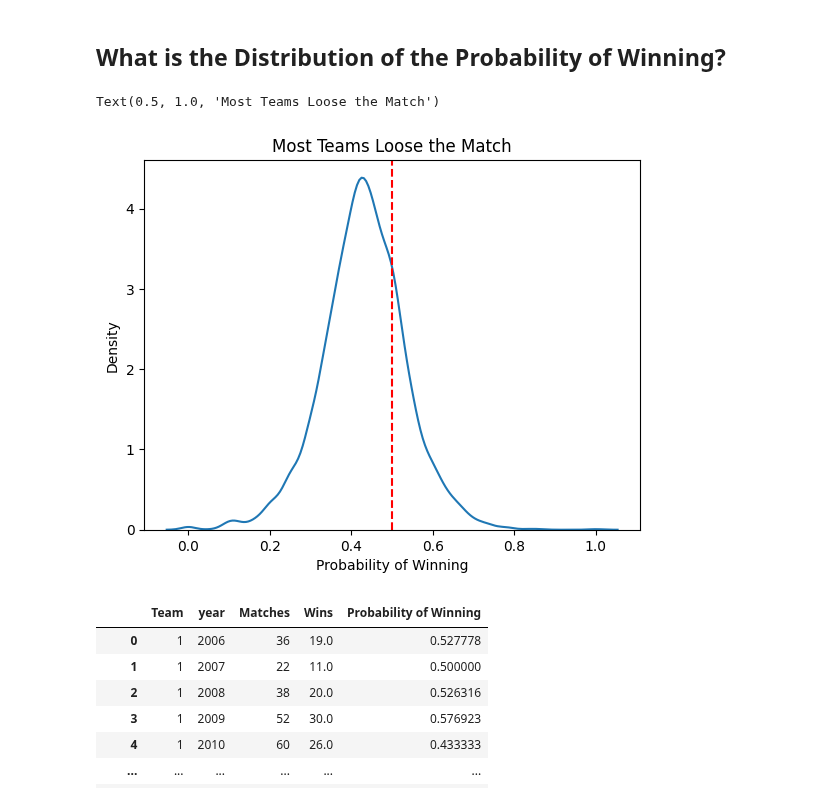
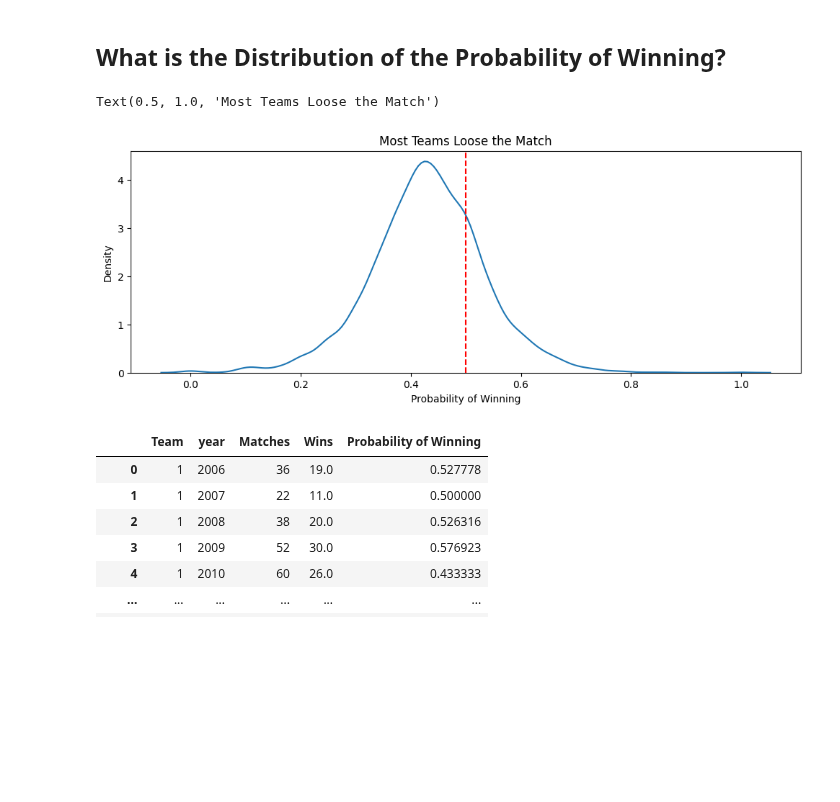
Before and after one commit to FairportRobotics/game-intelligence, a Jupyter notebook: exploratory-data-analysis.ipynb, the cells around one changed output. Drawn from its saved outputs; the diff is of its cells as text; code cells hidden in the pictures; blank space fills up the shorter version.

```diff
--- a/exploratory-data-analysis.ipynb
+++ b/exploratory-data-analysis.ipynb
@@ -144,23 +156,24 @@ for color in ["Red", "Blue"]:
 # %%
 # Get the count of matches won by a team
 wins = match_df[match_df.Alliance == match_df.Winner].groupby('Team').size().reset_index(name='Wins')
 # Get the total number of matches by team and join the wins
 wins = pd.merge(match_df.groupby('Team').size().reset_index(name='Matches'), wins, on='Team', how='left').fillna(0)
 # Get the probability of winning a match
 wins['Probability of Winning'] = wins['Wins'] / wins['Matches']
 # Drop out
 wins = wins[wins["Team"] < 9000]
 # Select the column we want to display
 viz_data = wins['Probability of Winning']
 # Create a distribution plot
+plt.figure(figsize=(12,4))
 graph = sns.kdeplot(viz_data)
 # Add a red dashed line at the median
 graph.axvline(.5, color='r', linestyle='--')
 # Give an informative title
 graph.set_title(f'Most Teams Loose the Match')
 # %% [output]
 Text(0.5, 1.0, 'Most Teams Loose the Match')
-[figure, old version]
+[figure, new version]
 # %%
 wins_by_year = match_df[match_df.Alliance == match_df.Winner].groupby(['Team','year']).size().reset_index(name='Wins')
 # Get the total number of matches by team and join the wins
```
Also changed, not shown: parts of 6 cells of this notebook.
